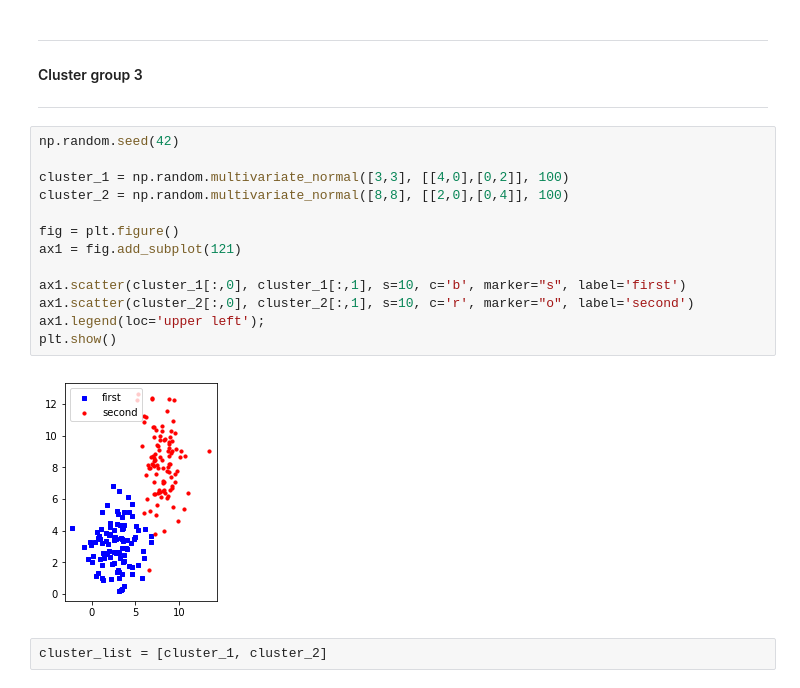
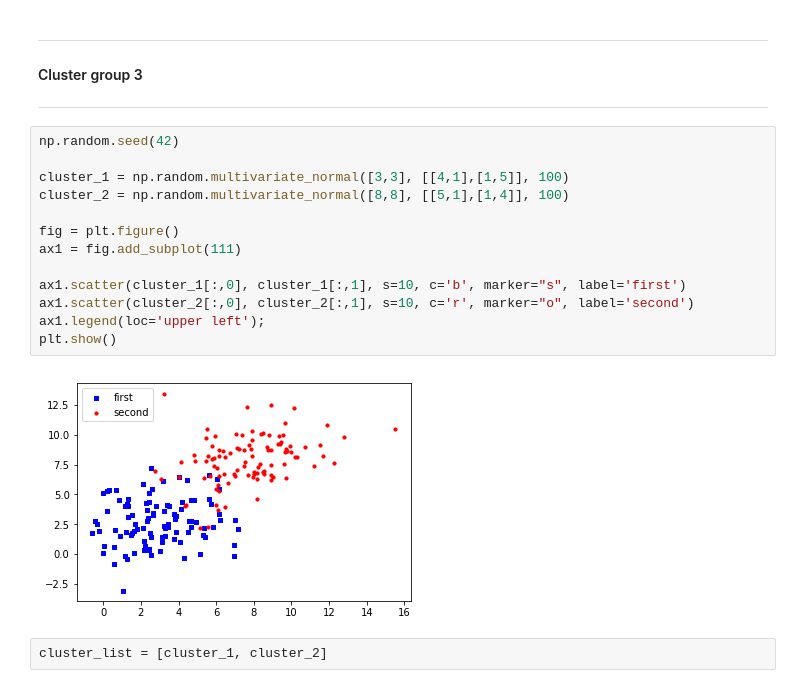
Before and after one commit to jackdotwa/analytics-rocket, a Jupyter notebook: bagging/nb/sklearn_kmeans-Copy1.ipynb, the cells around one changed output. Drawn from its saved outputs; the diff is of its cells as text.

```diff
--- a/bagging/nb/sklearn_kmeans-Copy1.ipynb
+++ b/bagging/nb/sklearn_kmeans-Copy1.ipynb
@@ -507,17 +491,17 @@ print('\n{}\n{}\n'.format(y_test, predictions))
 # %%
 np.random.seed(42)
 
-cluster_1 = np.random.multivariate_normal([3,3], [[4,0],[0,2]], 100)
-cluster_2 = np.random.multivariate_normal([8,8], [[2,0],[0,4]], 100)
+cluster_1 = np.random.multivariate_normal([3,3], [[4,1],[1,5]], 100)
+cluster_2 = np.random.multivariate_normal([8,8], [[5,1],[1,4]], 100)
 
 fig = plt.figure()
-ax1 = fig.add_subplot(121)
+ax1 = fig.add_subplot(111)
 
 ax1.scatter(cluster_1[:,0], cluster_1[:,1], s=10, c='b', marker="s", label='first')
 ax1.scatter(cluster_2[:,0], cluster_2[:,1], s=10, c='r', marker="o", label='second')
 ax1.legend(loc='upper left');
 plt.show()
 # %% [output]
-[figure, old version]
+[figure, new version]
 # %%
 cluster_list = [cluster_1, cluster_2]
```
Also changed, not shown: parts of 20 cells of this notebook.
